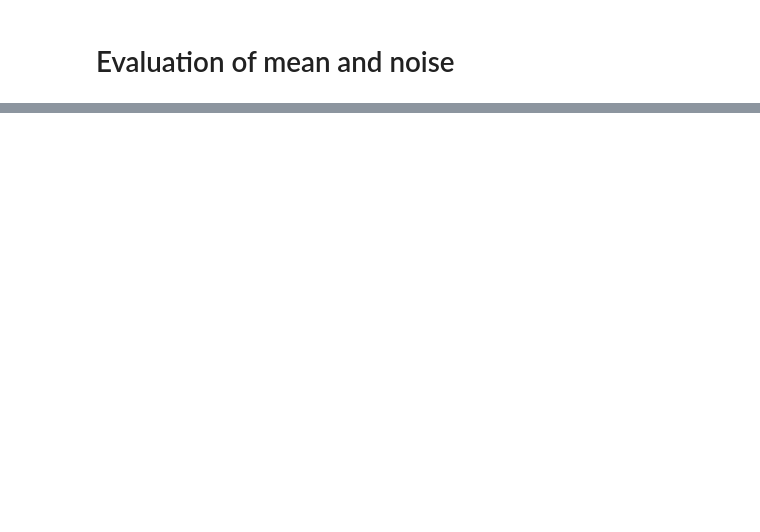
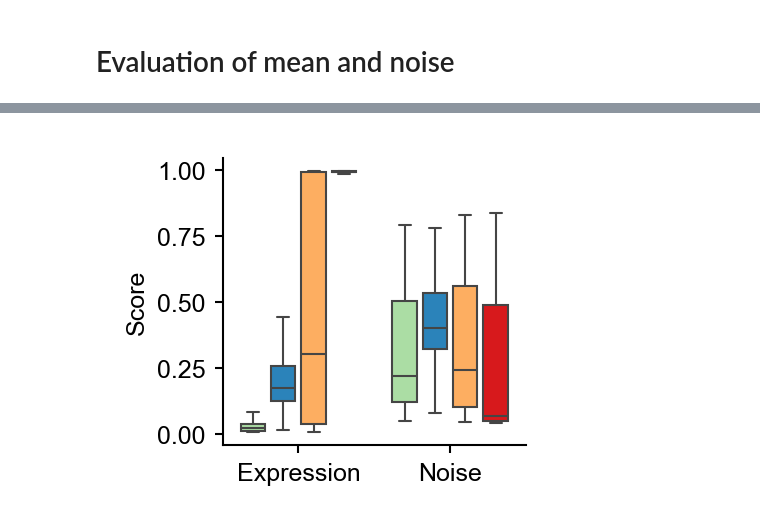
Before and after one commit to wanghan4034/DeepBurst, a Jupyter notebook: scripts/analysis/sample_prediction.ipynb, the cells around one changed output, grey strips where cells are left out. Drawn from its saved outputs; the diff is of its cells as text; code cells hidden in the pictures; blank space fills up the shorter version.

```diff
--- a/scripts/analysis/sample_prediction.ipynb
+++ b/scripts/analysis/sample_prediction.ipynb
@@ -1420,0 +1481,80 @@ plt.show()
+# %%
+import numpy as np
+import pandas as pd
+import seaborn as sns
+import matplotlib.pyplot as plt
+
+gene_id = 'ENSG00000155660'
+
+mean_predictions = pd.read_csv(f'extra/results/{gene_id}_random_center_replaced_100k_mean.csv')
+noise_predictions = pd.read_csv(f'extra/results/{gene_id}_random_center_replaced_100k_cv.csv')
+bs_bf_predictions = pd.read_csv(f'extra/results/{gene_id}_random_center_replaced_100k.csv')
+df = pd.merge(mean_predictions, noise_predictions, on='simulation_id')
+df = pd.merge(df, bs_bf_predictions, on='simulation_id')
+
+
+# 1. 先给每个样本打上 BF/BS 组合标签
+def assign_group(row):
+    if row['bf_label_score'] > 0.5 and row['bs_label_score'] > 0.5:
+        return "HIGH_BF_HIGH_BS"
+    elif row['bf_label_score'] > 0.5 and row['bs_label_score'] < 0.5:
+        return "HIGH_BF_LOW_BS"
+    elif row['bf_label_score'] < 0.5 and row['bs_label_score'] > 0.5:
+        return "LOW_BF_HIGH_BS"
+    else:
+        return "LOW_BF_LOW_BS"
+
+df["group"] = df.apply(assign_group, axis=1)
+
+# 2. 配色
+group_colors = {
+    "HIGH_BF_HIGH_BS": "#d7191c",  # 红
+    "HIGH_BF_LOW_BS":  "#fdae61",  # 橙
+    "LOW_BF_HIGH_BS":  "#2b83ba",  # 蓝
+    "LOW_BF_LOW_BS":   "#abdda4",  # 绿
+}
+
+# 3. 构造 boxplot 使用的长表：track = mean / cv
+box_df = pd.DataFrame({
+    "track":    np.repeat(["mean", "cv"], len(df)),
+    "intensity": np.concatenate([
+        df["mean_label_score"].values,
+        df["cv_label_score"].values
+    ]),
+    "group":    np.tile(df["group"].values, 2)
+})
+
+# x 轴顺序 & hue 顺序
+order = ["mean", "cv"]
+hue_order = ["LOW_BF_LOW_BS", "LOW_BF_HIGH_BS",
+             "HIGH_BF_LOW_BS", "HIGH_BF_HIGH_BS"]
+
+# 4. 画图（按你给的风格参数）
+plt.figure(figsize=(4/2.54, 3.5/2.54))
+ax = sns.boxplot(
+    data=box_df,
+    x="track",
+    y="intensity",
+    order=order,
+    hue="group",
+    hue_order=hue_order,
+    palette=group_colors,
+    gap=0.2,
+    width=0.8,
+    saturation=1,
+    fliersize=0,
+    linewidth=0.5,
+)
+
+ax.set_xlabel("")                 # 看喜好，或改成 "Burst statistics"
+ax.set_ylabel("Score")      # 可改成 "Mean / CV"
+ax.set_xticklabels(["Expression", "Noise"])
+# ax.legend().remove()
+plt.legend(title="BF/BS category", bbox_to_anchor=(1.05, 1), loc="upper left", edgecolor='none', fontsize=6, title_fontsize=6).remove()
+plt.tight_layout()
+
+saved_path = 'extra/figures/v6/Supplementary_Figure11_PDIA4_mean_noise.eps'
+plt.savefig(saved_path, format='eps', bbox_inches='tight')
+plt.show()
+# %% [output]
+[figure, added]
```
Also changed, not shown: parts of 41 cells of this notebook, 2 other files.
